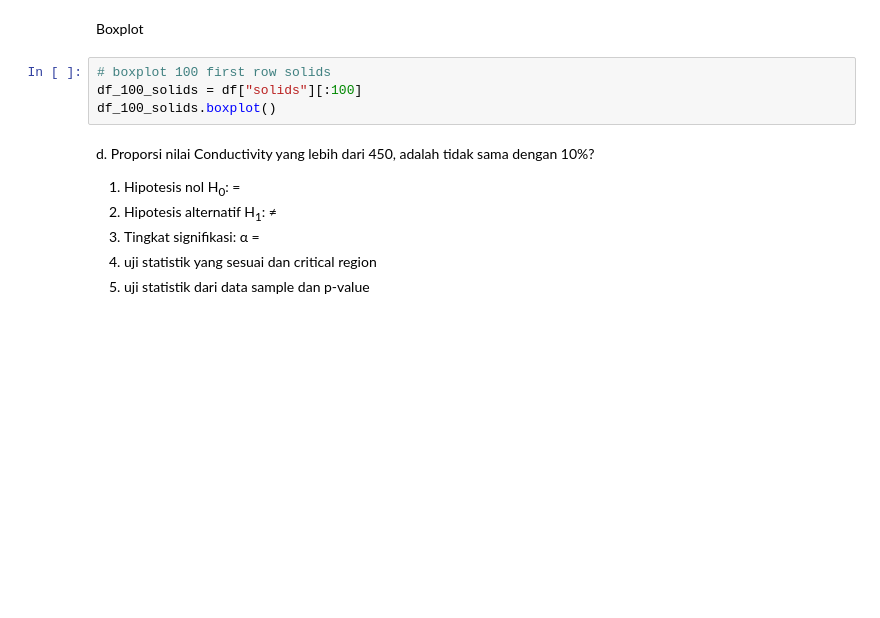
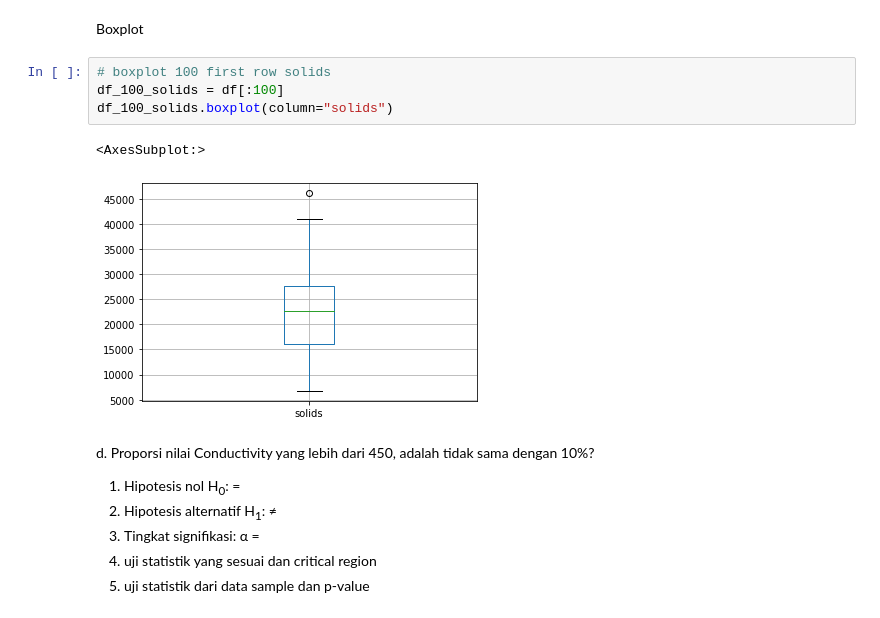
Before and after one commit to Amike31/Tubes1_Probstat, a Jupyter notebook: notebook.ipynb, the cells around one changed output. Cells and saved outputs as stored; diff of their text form; blank space fills up the shorter version.

```diff
--- a/notebook.ipynb
+++ b/notebook.ipynb
@@ -910,8 +910,11 @@ Hipotesis nol diterima
 Boxplot
 # %%
 # boxplot 100 first row solids
-df_100_solids = df["solids"][:100]
-df_100_solids.boxplot()
+df_100_solids = df[:100]
+df_100_solids.boxplot(column="solids")
+# %% [output]
+<AxesSubplot:>
+[figure, added]
 # %% [markdown]
 
 d. Proporsi nilai Conductivity yang lebih dari 450, adalah tidak sama dengan 10%?
```
